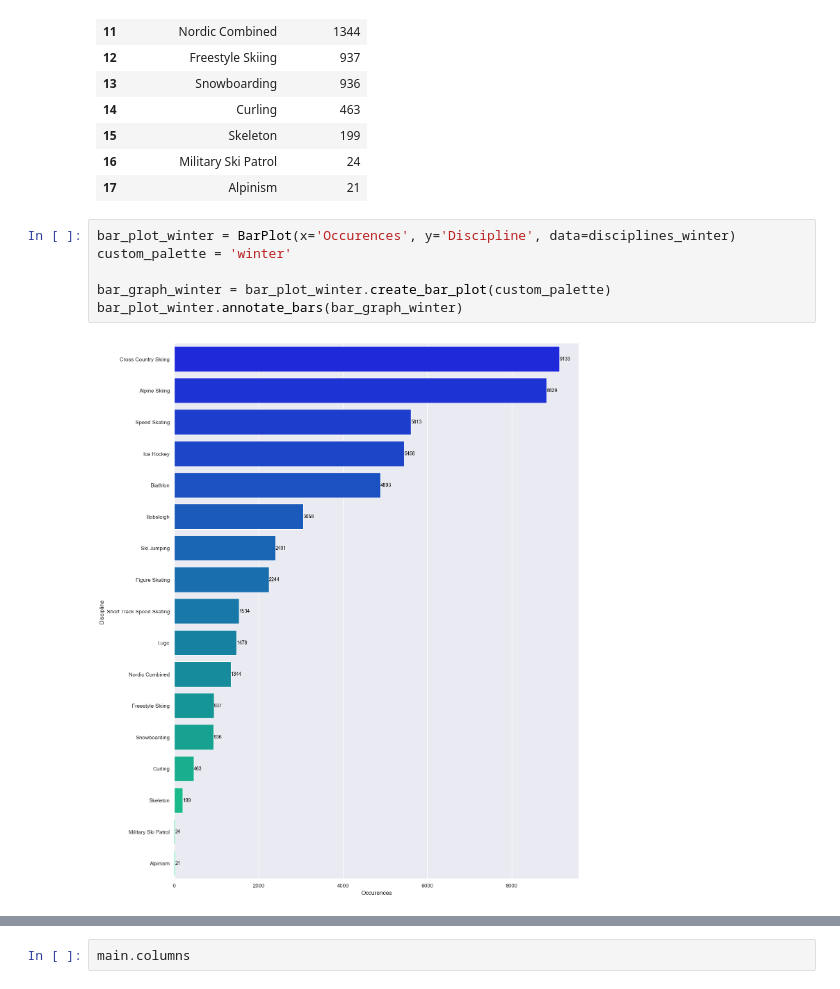
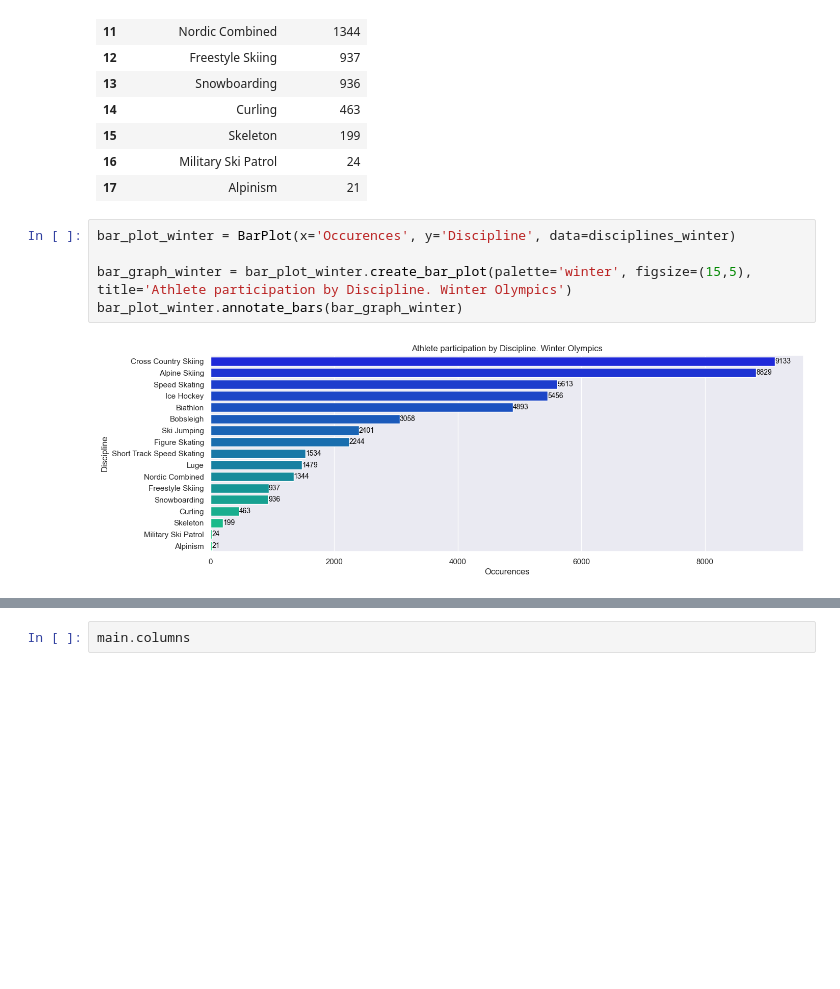
Before and after one commit to kilciukas/Olympic_dataset_exploration, a Jupyter notebook: Notebook_v2/Olimpines_notebook_v2.ipynb, the cells around one changed output, grey strips where cells are left out. Cells and saved outputs as stored; diff of their text form; blank space fills up the shorter version.

Commit message:
Update 2023-09-15 #2
- OOP class LinePlot

```diff
--- a/Notebook_v2/Olimpines_notebook_v2.ipynb
+++ b/Notebook_v2/Olimpines_notebook_v2.ipynb
@@ -211,11 +231,10 @@ disciplines_winter
 | 17 | Alpinism | 21 |
 # %%
 bar_plot_winter = BarPlot(x='Occurences', y='Discipline', data=disciplines_winter)
-custom_palette = 'winter'
 
-bar_graph_winter = bar_plot_winter.create_bar_plot(custom_palette)
+bar_graph_winter = bar_plot_winter.create_bar_plot(palette='winter', figsize=(15,5), title='Athlete participation by Discipline. Winter Olympics')
 bar_plot_winter.annotate_bars(bar_graph_winter)
 # %% [output]
-[figure, old version]
+[figure, new version]
 # %%
 bar_plot_summer = BarPlot(x='Occurences', y='Discipline', data=disciplines_summer)
```
Also changed, not shown: parts of 8 cells of this notebook.
